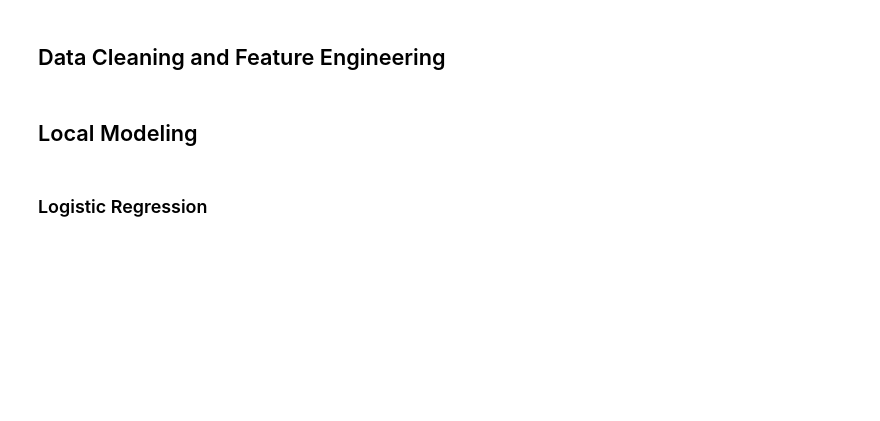
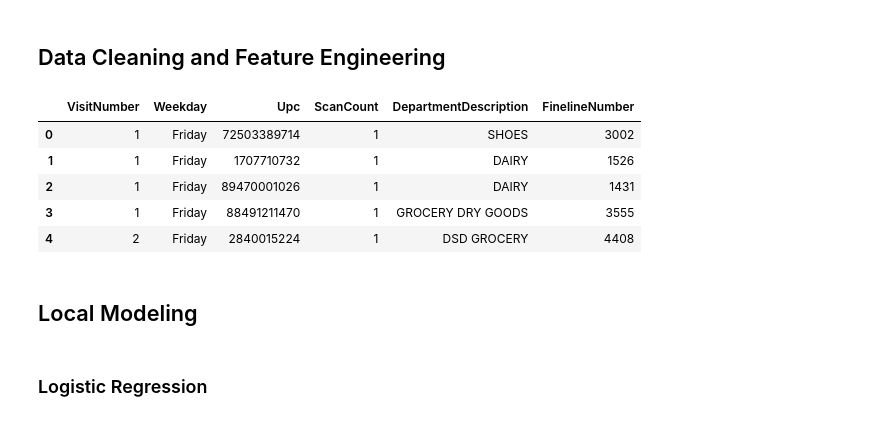
Before and after one commit to hadiviko/Walmart_Kaggle_Competition, a Jupyter notebook: Modeling.ipynb, the cells around one changed output. Cells and saved outputs as stored; diff of their text form; code cells hidden in the pictures; blank space fills up the shorter version.

```diff
--- a/Modeling.ipynb
+++ b/Modeling.ipynb
@@ -170,4 +168,13 @@ def transform_w_data(data):
     return data
+# %%
+w_test_data.head()
+# %% [output]
+|  | VisitNumber | Weekday | Upc | ScanCount | DepartmentDescription | FinelineNumber |
+| 0 | 1 | Friday | 72503389714 | 1 | SHOES | 3002 |
+| 1 | 1 | Friday | 1707710732 | 1 | DAIRY | 1526 |
+| 2 | 1 | Friday | 89470001026 | 1 | DAIRY | 1431 |
+| 3 | 1 | Friday | 88491211470 | 1 | GROCERY DRY GOODS | 3555 |
+| 4 | 2 | Friday | 2840015224 | 1 | DSD GROCERY | 4408 |
 # %%
 test_features = ["Weekday", "NumItems", "Return", 'ACCESSORIES',
            'AUTOMOTIVE', 'BAKERY', 'BATH AND SHOWER', 'BEAUTY', 'BEDDING',
```
Also changed, not shown: parts of 47 cells of this notebook, 5 other files.
